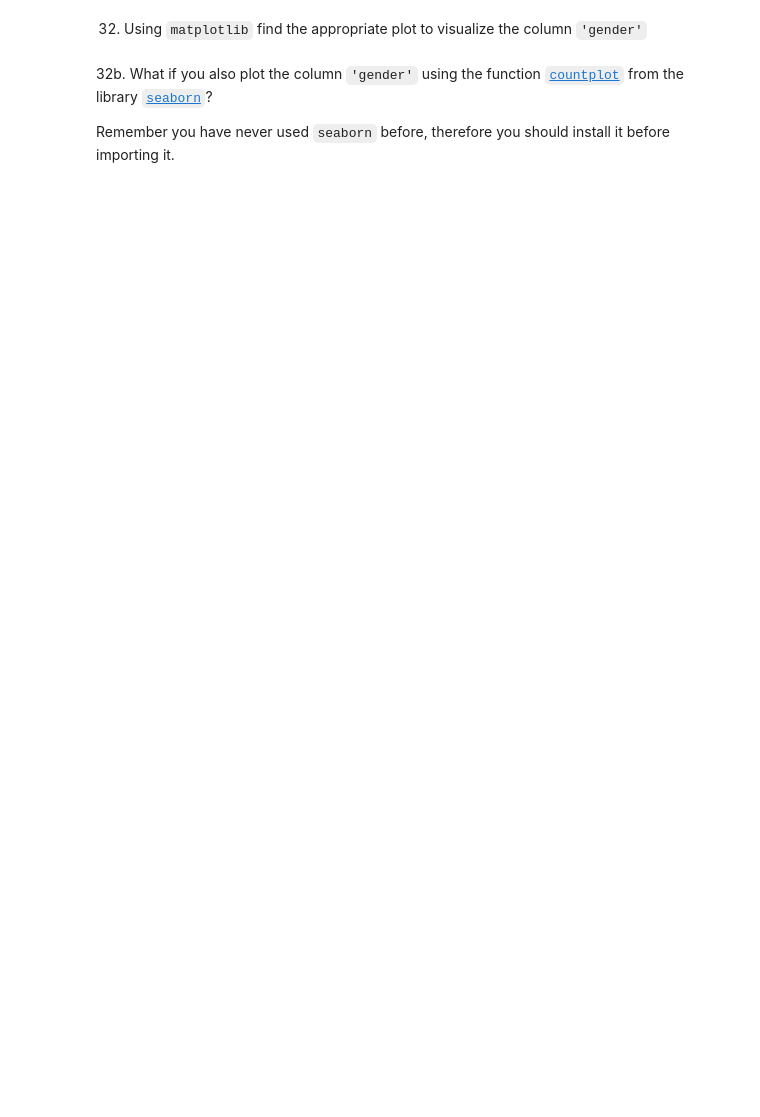
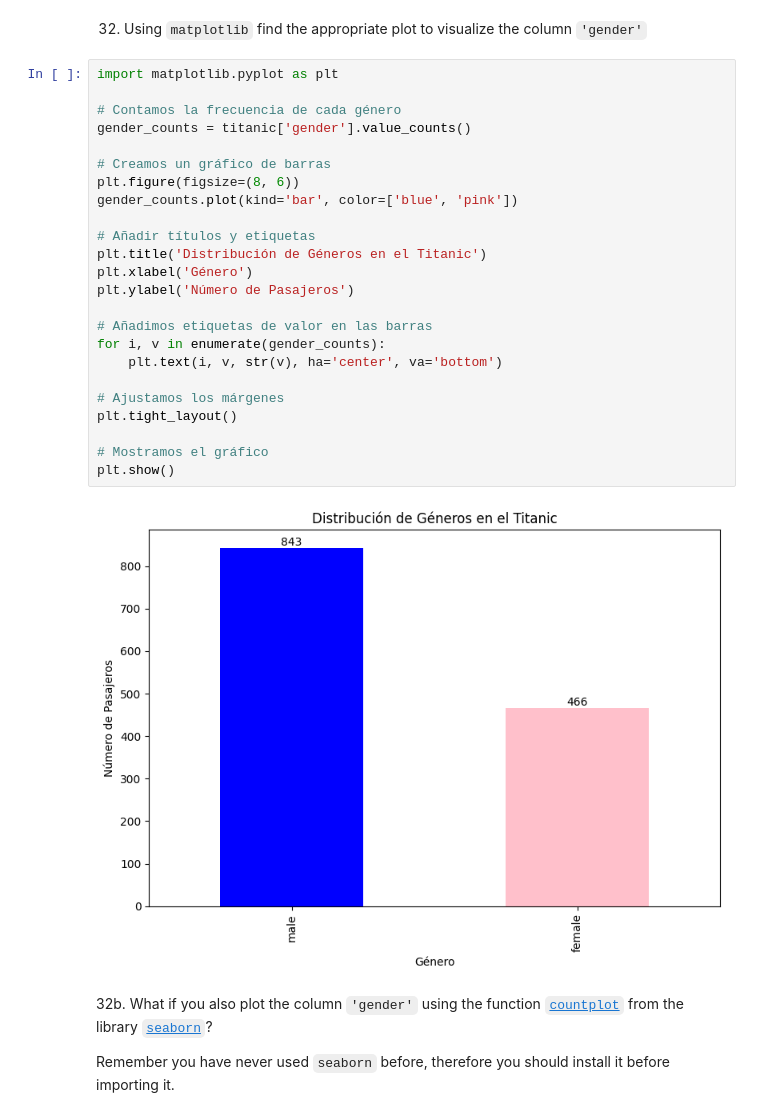
Before and after one commit to Jon3J/dsft2409_Jon, a Jupyter notebook: 2-Data_Analysis/2-Pandas/Practica/7-Titanic/Titanic-exercise.ipynb, the cells around one changed output. Drawn from its saved outputs; the diff is of its cells as text; blank space fills up the shorter version.

```diff
--- a/2-Data_Analysis/2-Pandas/Practica/7-Titanic/Titanic-exercise.ipynb
+++ b/2-Data_Analysis/2-Pandas/Practica/7-Titanic/Titanic-exercise.ipynb
@@ -520,5 +752,31 @@ Hint: There were two people with the same name, who?
 # %% [markdown]
 32. Using `matplotlib` find the appropriate plot to visualize the column `'gender'`
+# %%
+import matplotlib.pyplot as plt
+
+# Contamos la frecuencia de cada género
+gender_counts = titanic['gender'].value_counts()
+
+# Creamos un gráfico de barras
+plt.figure(figsize=(8, 6))
+gender_counts.plot(kind='bar', color=['blue', 'pink'])
+
+# Añadir títulos y etiquetas
+plt.title('Distribución de Géneros en el Titanic')
+plt.xlabel('Género')
+plt.ylabel('Número de Pasajeros')
+
+# Añadimos etiquetas de valor en las barras
+for i, v in enumerate(gender_counts):
+    plt.text(i, v, str(v), ha='center', va='bottom')
+
+# Ajustamos los márgenes
+plt.tight_layout()
+
+# Mostramos el gráfico
+plt.show()
+# %% [output]
+[figure, added]
 # %% [markdown]
 32b. What if you also plot the column `'gender'` using the function [`countplot`](https://seaborn.pydata.org/generated/seaborn.countplot.html) from the library [`seaborn`](https://seaborn.pydata.org/)?
 
```
Also changed, not shown: parts of 23 cells of this notebook.
